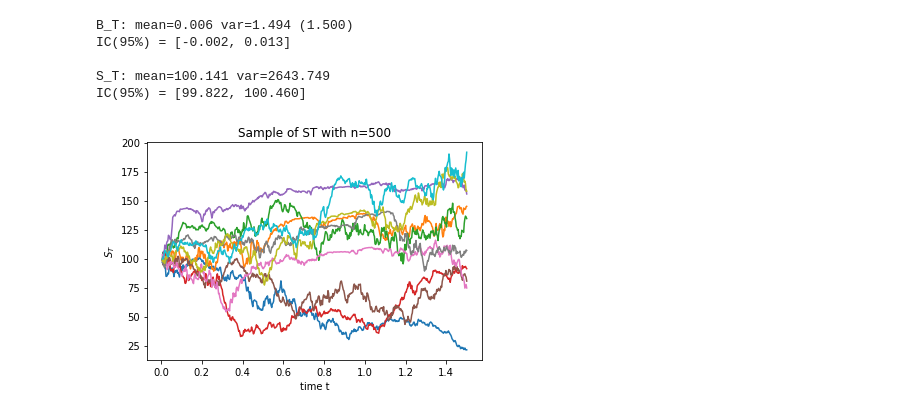
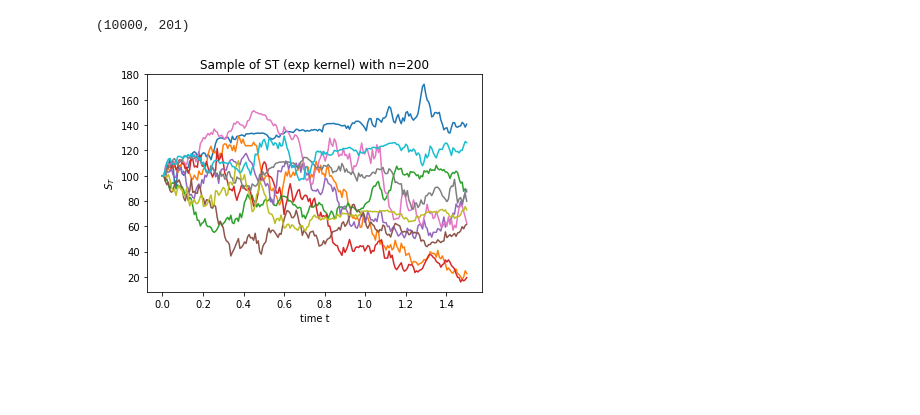
Before and after one commit to GearlessJohn/deep-pricing, a Jupyter notebook: src/simulation_Xt.ipynb, the cells around one changed output. Drawn from its saved outputs; the diff is of its cells as text; code cells hidden in the pictures; blank space fills up the shorter version.

Commit message:
calibration exp/frac V1

```diff
--- a/src/simulation_Xt.ipynb
+++ b/src/simulation_Xt.ipynb
@@ -174,41 +163,60 @@ def Sigma(X, vars):
     a1 = 1
     return ksi*(a0 + a1*X) / np.sqrt(a0**2 + a1**2*vars)
 # %%
-def sample_S(rho=0.5, eta=1, lam=1, S0=100):
+def sample_S_exp(rho=0.5, eta=1, lam=1, S0=100):
 
     X_sample, cov = sample_XT_Cholesky(lam=lam, eta=eta)
     vars = np.diagonal(cov)
 
-    sigma = Sigma(X_sample, vars)
+    sigma = np.hstack((np.zeros(repeat).reshape(-1,1), Sigma(X_sample, vars)))
 
-    B_sample = sample_B(rho=rho)
+
+    B_sample =  np.hstack((np.zeros(repeat).reshape(-1,1), sample_B(rho=rho)))
     sum1 = np.cumsum(0.5*(sigma[:, :-1]**2+sigma[:, 1:]**2)*T/n, axis=1)
     sum2 = np.cumsum((sigma[:, :-1])*(B_sample[:, 1:]-B_sample[:,:-1]), axis=1)
-    sample = S0*np.exp(-0.5*sum1+sum2)
+    sample = np.hstack((S0*np.ones(repeat).reshape(-1,1), S0*np.exp(-0.5*sum1+sum2)))
 
     mean = np.mean(sample[:, -1])
     var = np.var(sample[:, -1])
     demi_width_IC = np.sqrt(var/repeat) * 1.96
-    print(f"S_T: mean={mean:3.3f} var={var:3.3f}")
-    print("IC(95%%) = [%1.3f, %1.3f] \n" \
-      %(mean-demi_width_IC, mean + demi_width_IC))
+    # print(f"S_T: mean={mean:3.3f} var={var:3.3f}")
+    # print("IC(95%%) = [%1.3f, %1.3f] \n" \
+    #   %(mean-demi_width_IC, mean + demi_width_IC))
 
     return sample
+
+def sample_S_frac(rho=0.5, H=0.5, c=1, S0=100):
+
+    X_sample, cov = sample_XT_frac(H=H, c=c)
+    vars = np.diagonal(cov)
+
+    sigma = np.hstack((np.zeros(repeat).reshape(-1,1), Sigma(X_sample, vars)))
+
+
+    B_sample =  np.hstack((np.zeros(repeat).reshape(-1,1), sample_B(rho=rho)))
+    sum1 = np.cumsum(0.5*(sigma[:, :-1]**2+sigma[:, 1:]**2)*T/n, axis=1)
+    sum2 = np.cumsum((sigma[:, :-1])*(B_sample[:, 1:]-B_sample[:,:-1]), axis=1)
+    sample = np.hstack((S0*np.ones(repeat).reshape(-1,1), S0*np.exp(-0.5*sum1+sum2)))
+
+    mean = np.mean(sample[:, -1])
+    var = np.var(sample[:, -1])
+    demi_width_IC = np.sqrt(var/repeat) * 1.96
+    # print(f"S_T: mean={mean:3.3f} var={var:3.3f}")
+    # print("IC(95%%) = [%1.3f, %1.3f] \n" \
+    #   %(mean-demi_width_IC, mean + demi_width_IC))
+
+    return sample
 # %%
-sample = sample_S(rho=-0.8)
-
+sample = sample_S_exp(rho=-0.8)
+print(sample.shape)
 fig = plt.figure()
 ax = fig.add_subplot(111)
-ax.plot(times[2:], sample[:10].T, "-")
+ax.plot(times, sample[:10].T, "-")
 
 ax.set_xlabel("time t")
 ax.set_ylabel("${S_T}$")
-ax.set_title(f"Sample of ST with n={n}")
+ax.set_title(f"Sample of ST (exp kernel) with n={n}")
 plt.show()
 # %% [output]
-B_T: mean=0.006 var=1.494 (1.500)
-IC(95%) = [-0.002, 0.013]
-
-S_T: mean=100.141 var=2643.749
-IC(95%) = [99.822, 100.460]
+(10000, 201)
-[figure, old version]
+[figure, new version]
```
Also changed, not shown: parts of 13 cells of this notebook.
